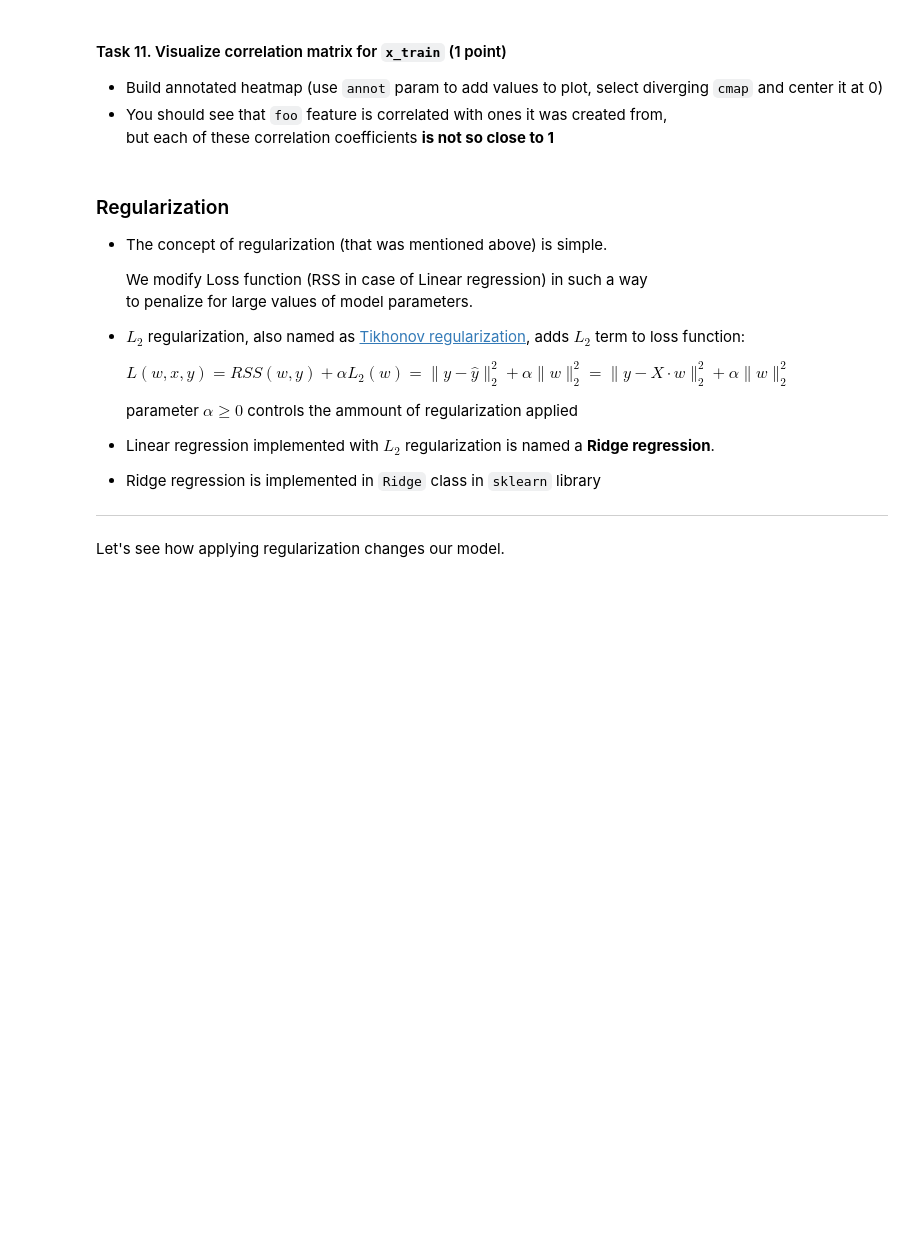
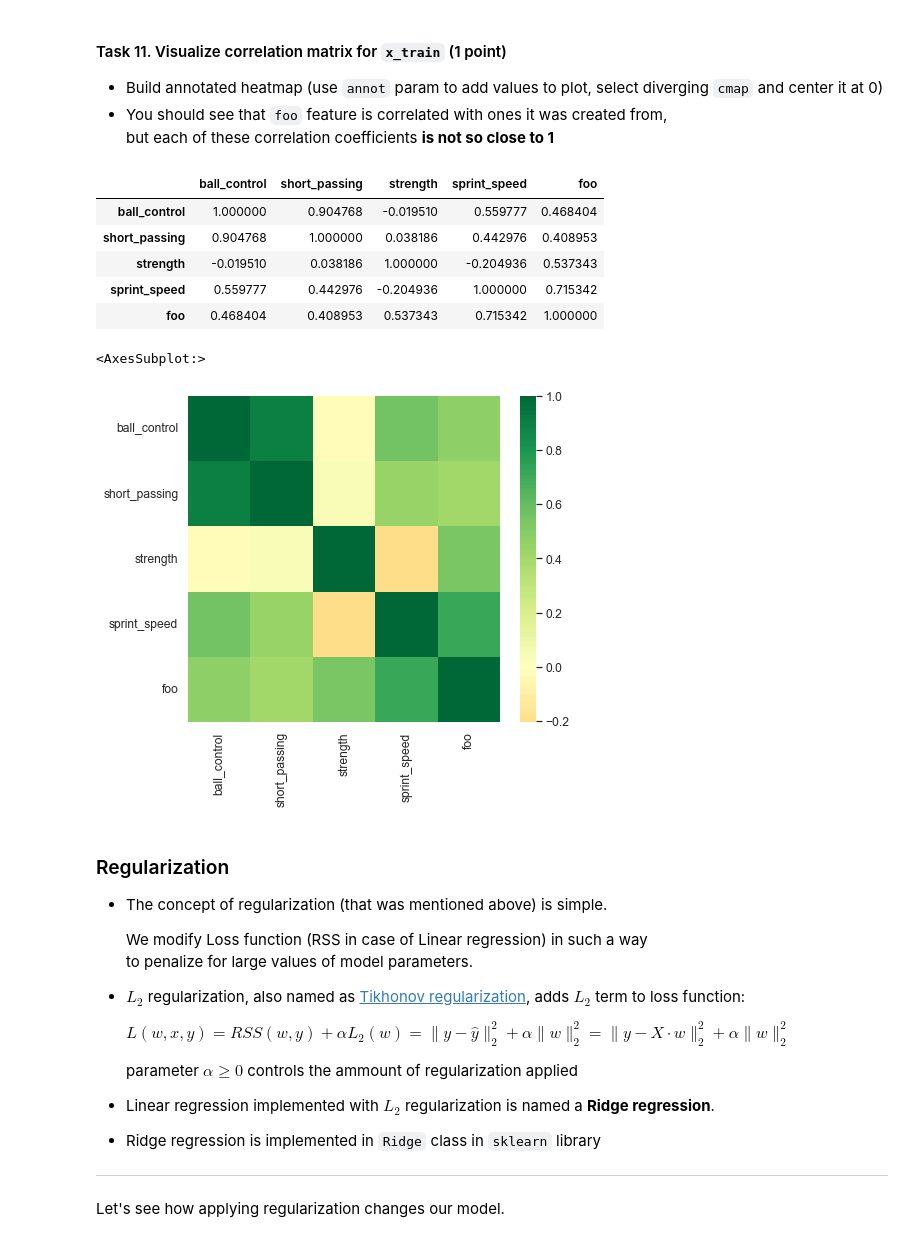
Before and after one commit to codekot/linear_regression, a Jupyter notebook: linear_regression.ipynb, the cells around one changed output. Drawn from its saved outputs; the diff is of its cells as text; code cells hidden in the pictures; blank space fills up the shorter version.

```diff
--- a/linear_regression.ipynb
+++ b/linear_regression.ipynb
@@ -1491,7 +1634,18 @@ l2_norm(model.coef_)
 * You should see that `foo` feature is correlated with ones it was created from,<br>
   but each of these correlation coefficients **is not so close to 1**
 # %%
-# your code here
+corr_matrix = x_train.corr()
+display(corr_matrix)
+sns.heatmap(corr_matrix, cmap='RdYlGn', center=0)
+# %% [output]
+|  | ball_control | short_passing | strength | sprint_speed | foo |
+| ball_control | 1.000000 | 0.904768 | -0.019510 | 0.559777 | 0.468404 |
+| short_passing | 0.904768 | 1.000000 | 0.038186 | 0.442976 | 0.408953 |
+| strength | -0.019510 | 0.038186 | 1.000000 | -0.204936 | 0.537343 |
+| sprint_speed | 0.559777 | 0.442976 | -0.204936 | 1.000000 | 0.715342 |
+| foo | 0.468404 | 0.408953 | 0.537343 | 0.715342 | 1.000000 |
+<AxesSubplot:>
+[figure, added]
 # %% [markdown]
 ### Regularization
 
```
Also changed, not shown: parts of 62 cells of this notebook.
